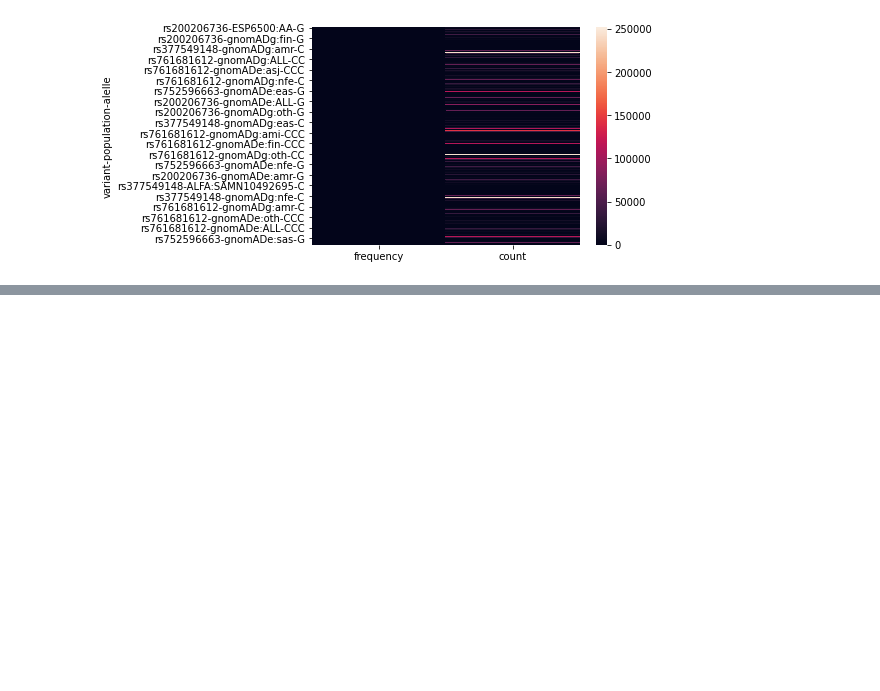
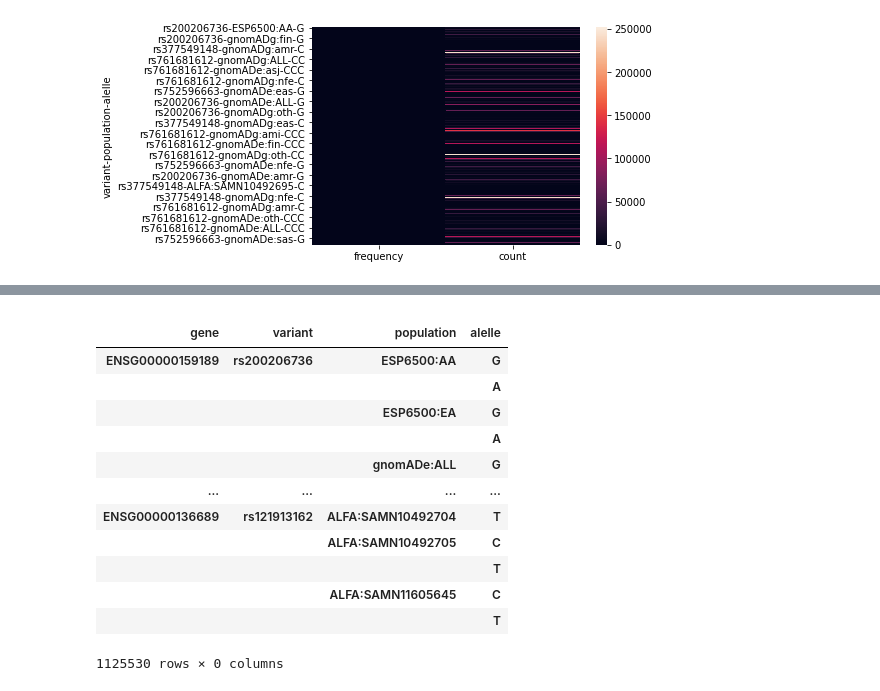
Before and after one commit to lgdc-ufpa/immunogenetic-applications-in-covid-19, a Jupyter notebook: sprint4_data_visualization/sprint4_2_data_visualizations/main.ipynb, the cells around one changed output, grey strips where cells are left out. Drawn from its saved outputs; the diff is of its cells as text; code cells hidden in the pictures; blank space fills up the shorter version.

```diff
--- a/sprint4_data_visualization/sprint4_2_data_visualizations/main.ipynb
+++ b/sprint4_data_visualization/sprint4_2_data_visualizations/main.ipynb
@@ -354,0 +514,18 @@ sns.heatmap(df_gen_var_pop_ale_indexed.loc['ENSG00000159189'])
+# %%
+# woring on df_indexed
+df_gen_var_pop_ale_indexed[[]]
+# %% [output]
+|  |  |  |  |
+| gene | variant | population | alelle |
+| ENSG00000159189 | rs200206736 | ESP6500:AA | G |
+|  |  |  | A |
+|  |  | ESP6500:EA | G |
+|  |  |  | A |
+|  |  | gnomADe:ALL | G |
+| ... | ... | ... | ... |
+| ENSG00000136689 | rs121913162 | ALFA:SAMN10492704 | T |
+|  |  | ALFA:SAMN10492705 | C |
+|  |  |  | T |
+|  |  | ALFA:SAMN11605645 | C |
+|  |  |  | T |
+1125530 rows × 0 columns
```
Also changed, not shown: parts of 14 cells of this notebook, 1 other file.
